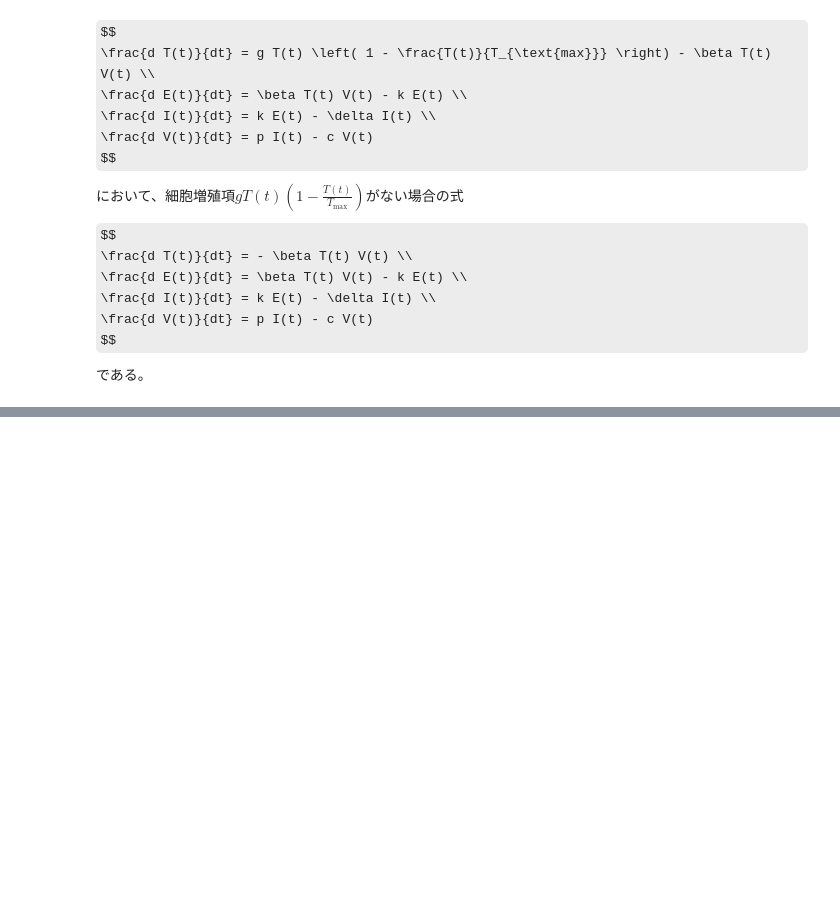
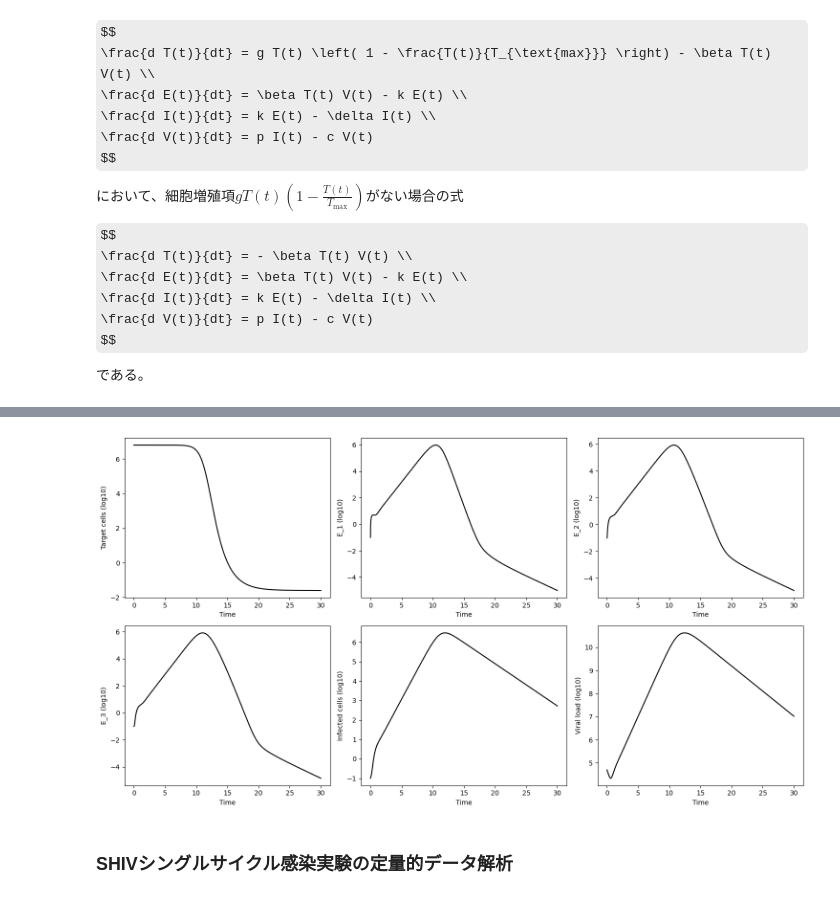
Before and after one commit to NU-iBLab/Book-VirusDynamics, a Jupyter notebook: code/Python_ipynb/04_01.ipynb, the cells around one changed output, grey strips where cells are left out. Drawn from its saved outputs; the diff is of its cells as text; code cells hidden in the pictures; some formulas as TeX source; blank space fills up the shorter version.

```diff
--- a/code/Python_ipynb/04_01.ipynb
+++ b/code/Python_ipynb/04_01.ipynb
@@ -235,0 +253,49 @@ $$
+# %%
+def ode_derives(var, t, beta, delta, p, c, n_E, tau_E):
+
+    TC, EC1, EC2, EC3, IC, VL = var
+
+    dTdt = - beta * TC * VL
+    dE1dt = beta * TC * VL - (n_E/tau_E) * EC1
+    dE2dt = (n_E/tau_E) * (EC1 - EC2)
+    dE3dt = (n_E/tau_E) * (EC2 - EC3)
+    dIdt = (n_E/tau_E) * EC3 - delta * IC
+    dVdt = p * IC - c * VL
+    return [dTdt, dE1dt, dE2dt, dE3dt, dIdt, dVdt]
+
+
+def ODEs(parms):
+    beta = parms[0]
+    delta = parms[1]
+    p = parms[2]
+    c = parms[3]
+    n_E = parms[4]
+    tau_E = parms[5]
+
+    ## 計算のタイムステップ
+    t_list = np.arange(Tmin, Tmax + step_size, step_size)
+    ## 初期値 T(0), E(0), I(0), V(0)
+    var_init = [parms[6], parms[7], parms[8], parms[9], parms[10], parms[11]]
+    ## 微分方程式の計算
+    var_list = odeint(ode_derives, var_init, t_list, args = (beta, delta, p, c, n_E, tau_E))
+
+    return np.vstack([t_list, var_list.T])
+# %%
+out3 = ODEs(pars3)
+# %%
+## プロットの準備
+fig = plt.figure(figsize=(15,8))
+
+for i in range(6):
+    ax = fig.add_subplot(2, 3, i + 1)
+    ax.plot(out3[0], np.log10(out3[i + 1]), color = "black")
+    ax.set_xlabel("Time")
+    ax.set_ylabel(["Target cells (log10)", "E_1 (log10)", "E_2 (log10)", "E_3 (log10)", \
+                   "Infected cells (log10)", "Viral load (log10)"][i])
+
+fig.tight_layout()
+fig.show()
+# %% [output]
+[figure, added]
+# %% [markdown]
+### SHIVシングルサイクル感染実験の定量的データ解析
```
Also changed, not shown: parts of 9 cells of this notebook, 10 other files.
